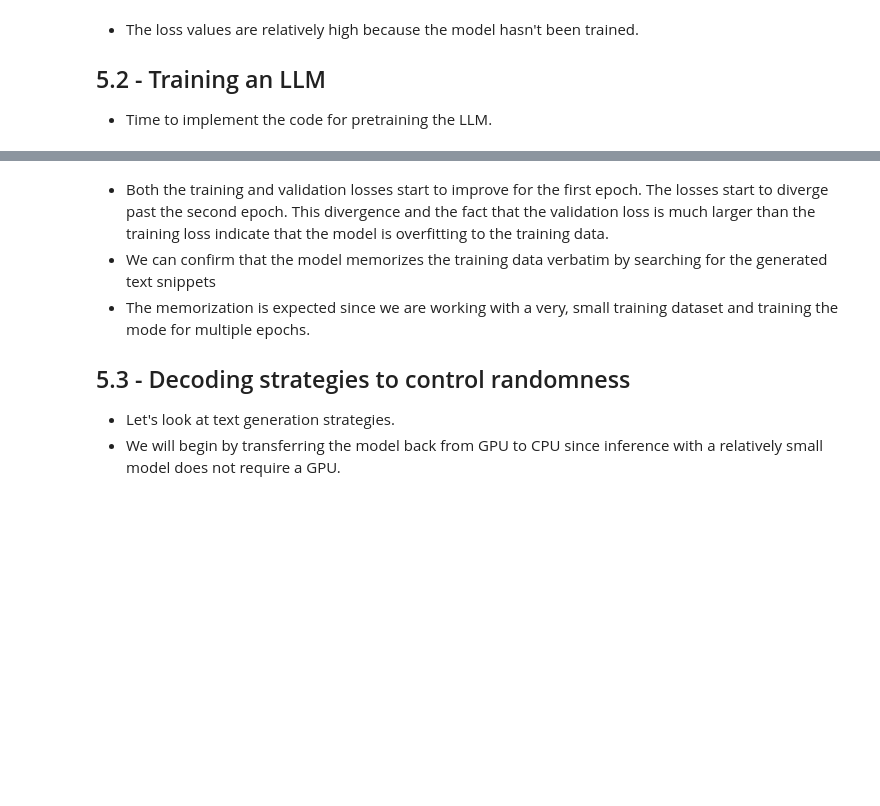
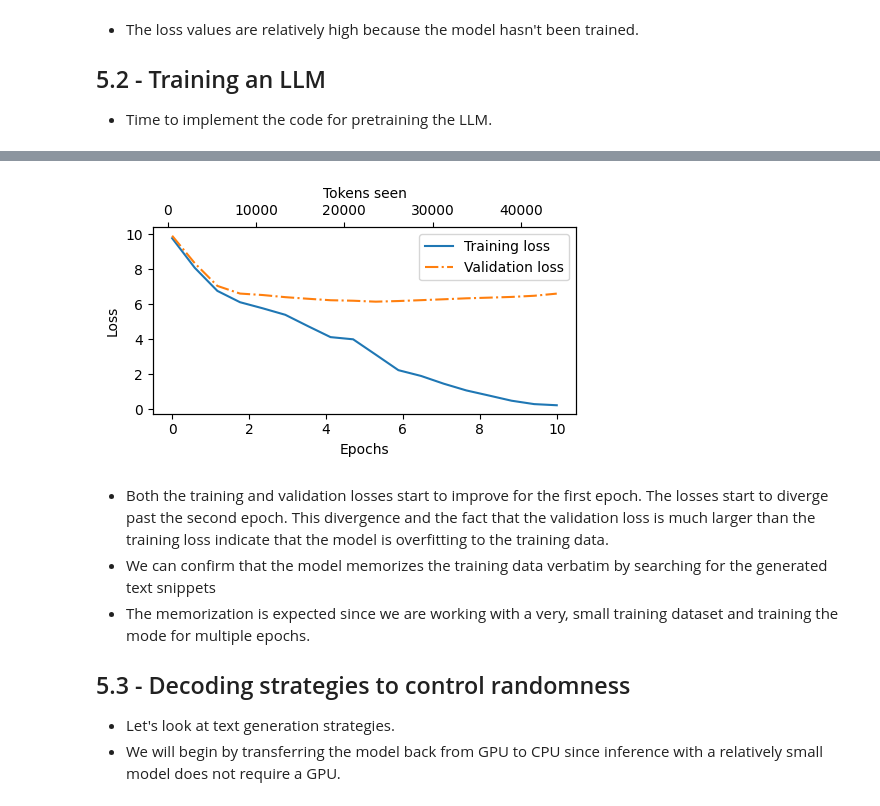
Before and after one commit to cstone157/jupyter_tensorflow2, a Jupyter notebook: books/Build a large language model/ch05.ipynb, the cells around one changed output, grey strips where cells are left out. Saved outputs shown, nothing was run; the diff lists cells and outputs as text; code cells hidden in the pictures; blank space fills up the shorter version.

```diff
--- a/books/Build a large language model/ch05.ipynb
+++ b/books/Build a large language model/ch05.ipynb
@@ -614,25 +636,27 @@ train_losses, val_losses, tokens_seen = train_model_simple(
 # %%
 # Simple plot that shows the training and validation set losses side by side:
 import matplotlib.pyplot as plt
 from matplotlib.ticker import MaxNLocator
 def plot_losses(epochs_seen, tokens_seen, train_losses, val_losses):
   fig, ax1 = plt.subplots(figsize=(5, 3))
-  ax1.plot(epochs_seen, train_losses, lobel="Training loss")
+  ax1.plot(epochs_seen, train_losses, label="Training loss")
   ax1.plot(
       epochs_seen, val_losses, linestyle="-.", label="Validation loss"
   )
-  axl.set_xlabel("Epochs")
-  axl.set_ylabel("Loss")
-  axl.legend(loc="upper right")
-  axl.xaxis.set_major_locator(MaxNLocator(integer=True))
+  ax1.set_xlabel("Epochs")
+  ax1.set_ylabel("Loss")
+  ax1.legend(loc="upper right")
+  ax1.xaxis.set_major_locator(MaxNLocator(integer=True))
   ax2 = ax1.twiny()
   ax2.plot(tokens_seen, train_losses, alpha=0)
   ax2.set_xlabel("Tokens seen")
   fig.tight_layout()
   plt.show()
 
 epochs_tensor = torch.linspace(0, num_epochs, len(train_losses))
 plot_losses(epochs_tensor, tokens_seen, train_losses, val_losses)
+# %% [output]
+[figure, added]
 # %% [markdown]
 - Both the training and validation losses start to improve for the first epoch.  The losses start to diverge past the second epoch.  This divergence and the fact that the validation loss is much larger than the training loss indicate that the model is overfitting to the training data.
 - We can confirm that the model memorizes the training data verbatim by searching for the generated text snippets
```
Also changed, not shown: parts of 17 cells of this notebook.
